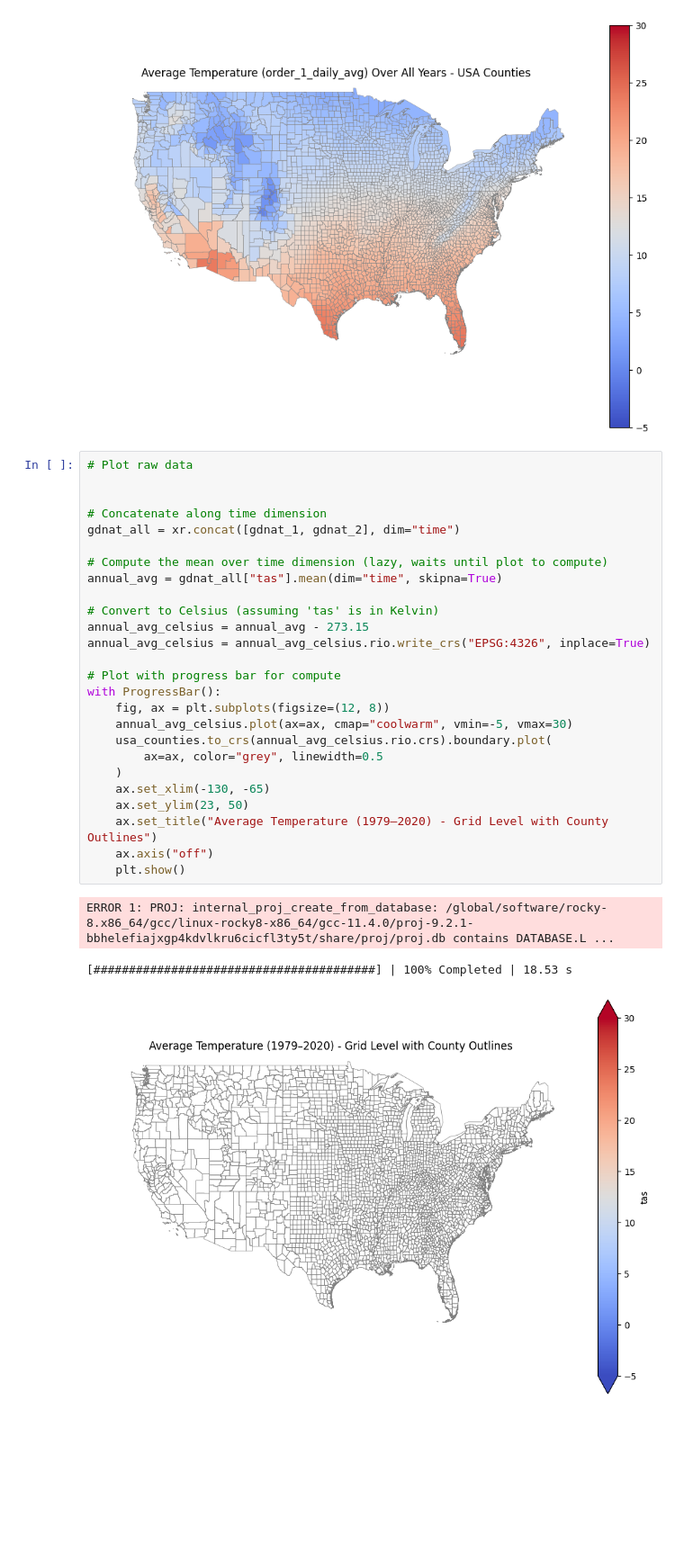
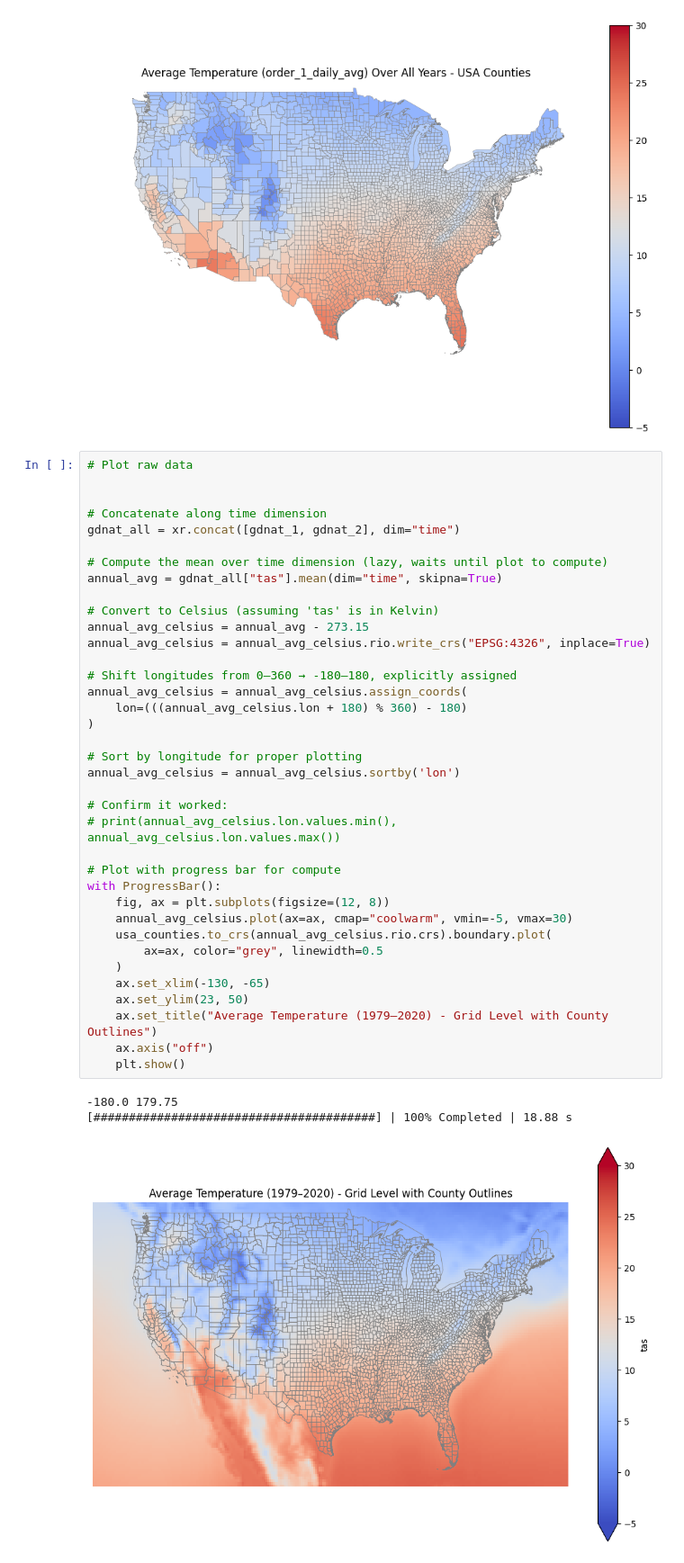
Before and after one commit to yougsanghvi/global_suicide_dummy, a Jupyter notebook: code/gdnat_manipulation/c_aggregated_visualization.ipynb, the cells around one changed output. Shown at 90% size. Cells and saved outputs as stored; diff of their text form; blank space fills up the shorter version.

```diff
--- a/code/gdnat_manipulation/c_aggregated_visualization.ipynb
+++ b/code/gdnat_manipulation/c_aggregated_visualization.ipynb
@@ -268,30 +285,41 @@ plt.show()
 # %%
 # Plot raw data
 
 
 # Concatenate along time dimension
 gdnat_all = xr.concat([gdnat_1, gdnat_2], dim="time")
 
 # Compute the mean over time dimension (lazy, waits until plot to compute)
 annual_avg = gdnat_all["tas"].mean(dim="time", skipna=True)
 
 # Convert to Celsius (assuming 'tas' is in Kelvin)
 annual_avg_celsius = annual_avg - 273.15
 annual_avg_celsius = annual_avg_celsius.rio.write_crs("EPSG:4326", inplace=True)
 
+# Shift longitudes from 0–360 → -180–180, explicitly assigned
+annual_avg_celsius = annual_avg_celsius.assign_coords(
+    lon=(((annual_avg_celsius.lon + 180) % 360) - 180)
+)
+
+# Sort by longitude for proper plotting
+annual_avg_celsius = annual_avg_celsius.sortby('lon')
+
+# Confirm it worked:
+# print(annual_avg_celsius.lon.values.min(), annual_avg_celsius.lon.values.max())
+
 # Plot with progress bar for compute
 with ProgressBar():
     fig, ax = plt.subplots(figsize=(12, 8))
     annual_avg_celsius.plot(ax=ax, cmap="coolwarm", vmin=-5, vmax=30)
     usa_counties.to_crs(annual_avg_celsius.rio.crs).boundary.plot(
         ax=ax, color="grey", linewidth=0.5
     )
     ax.set_xlim(-130, -65)
     ax.set_ylim(23, 50)
     ax.set_title("Average Temperature (1979–2020) - Grid Level with County Outlines")
     ax.axis("off")
     plt.show()
 # %% [output]
-ERROR 1: PROJ: internal_proj_create_from_database: /global/software/rocky-8.x86_64/gcc/linux-rocky8-x86_64/gcc-11.4.0/proj-9.2.1-bbhelefiajxgp4kdvlkru6cicfl3ty5t/share/proj/proj.db contains DATABASE.L ...
+-180.0 179.75
+[########################################] | 100% Completed | 18.88 s
-[########################################] | 100% Completed | 18.53 s
-[figure, old version]
+[figure, new version]
```
Also changed, not shown: parts of 4 cells of this notebook, 4 other files.
